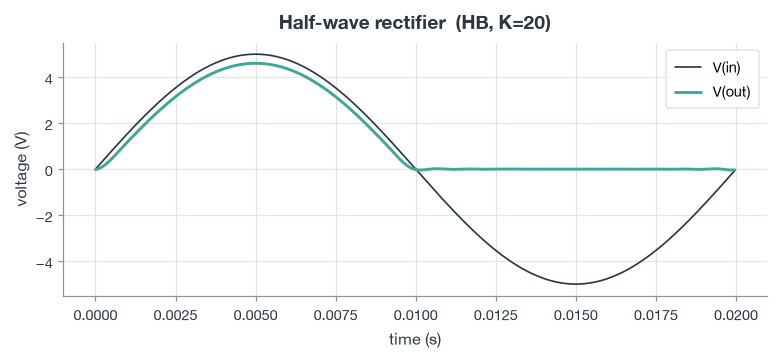
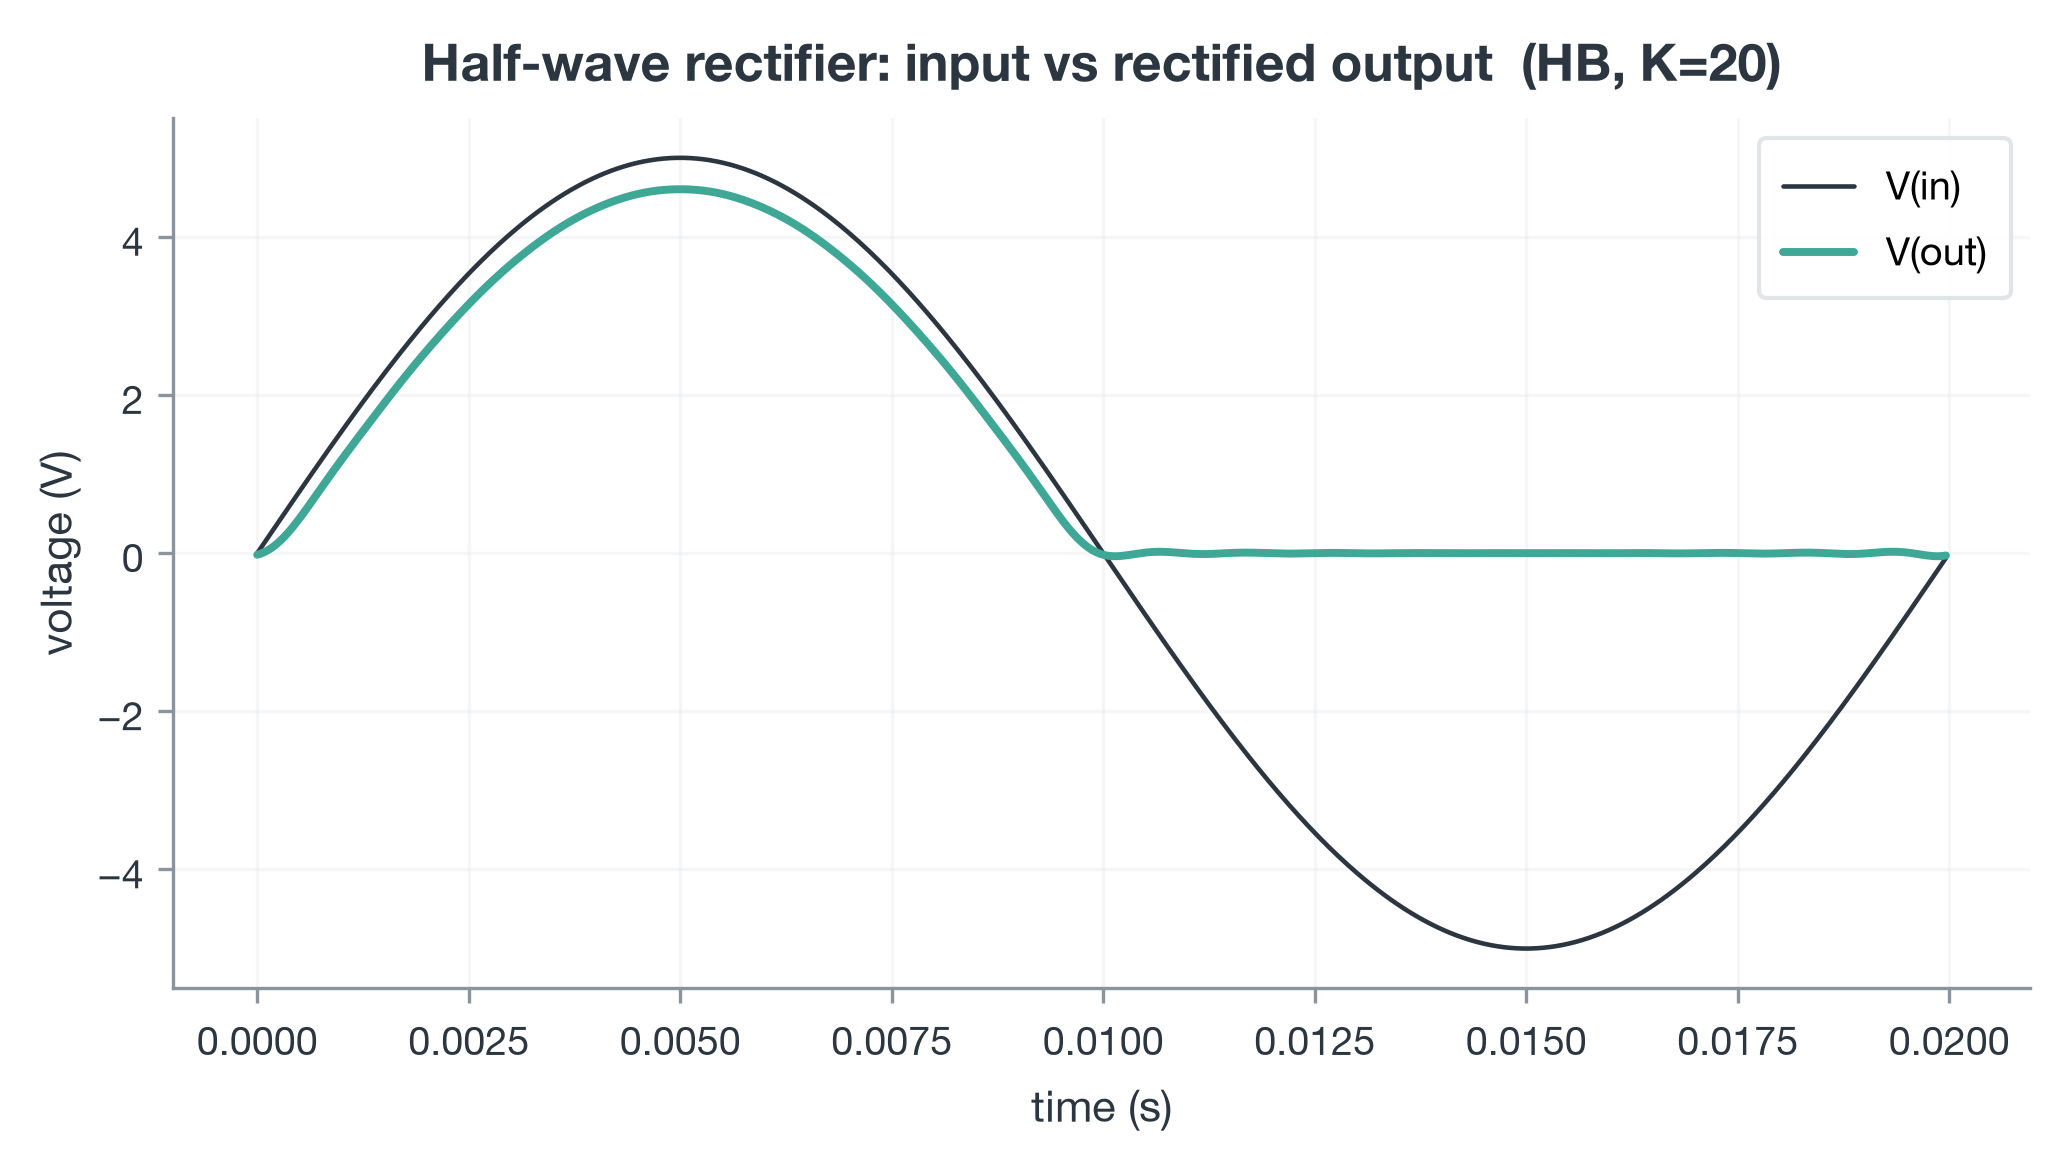
Code edit (unified diff) that turned the first committed figure into the second:
--- before
+++ after
@@ -10,5 +10,6 @@
 ax.plot(t_out, v_out, color=PALETTE["teal"], lw=1.9, label="V(out)")
 ax.set_xlabel("time (s)"); ax.set_ylabel("voltage (V)")
-ax.set_title("Half-wave rectifier  (HB, K=%d)" % res.K)
+ax.set_title("Half-wave rectifier: input vs rectified output  (HB, K=%d)" % res.K)
 ax.legend(loc="upper right")
+ax.grid(True, alpha=0.3); ax.set_axisbelow(True)
 plt.tight_layout(); plt.show()

Commit: v1.0.4: professional notebook polish — high-DPI figures + styled tables